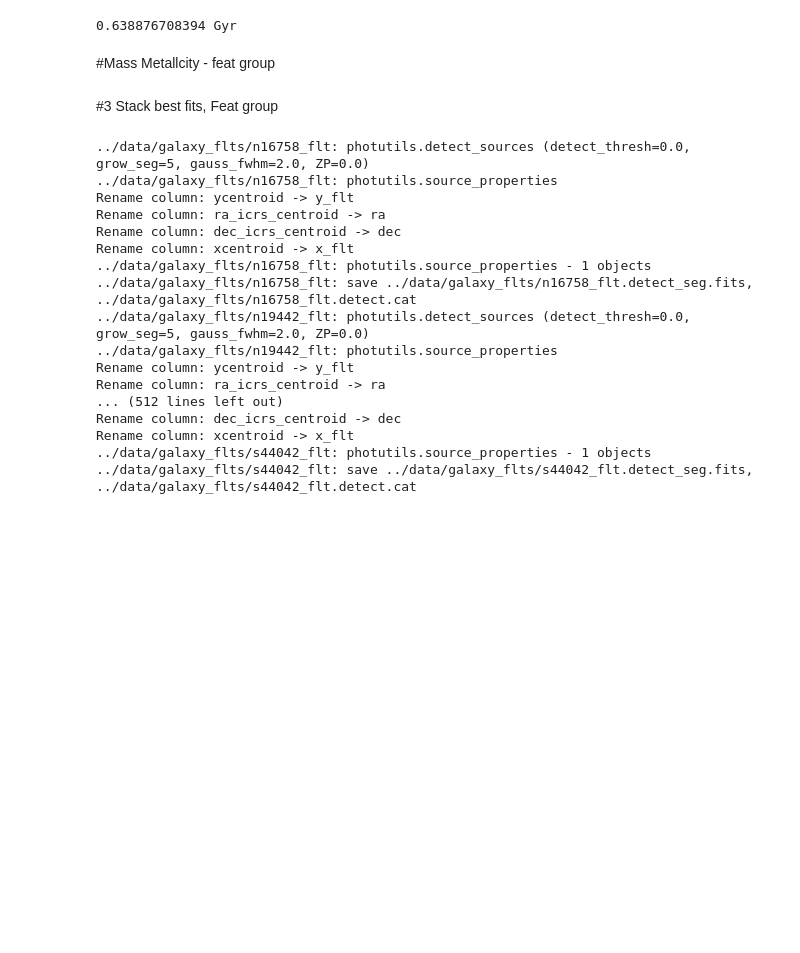
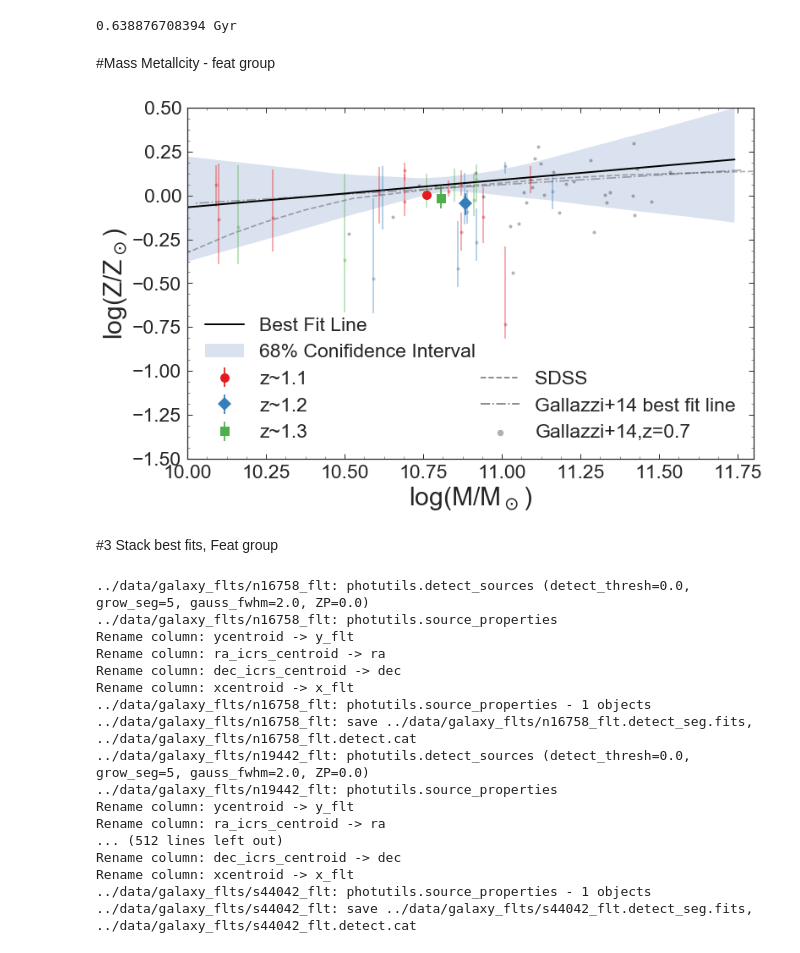
Before and after one commit to Vince-ec/Quiescent_analysis, a Jupyter notebook: scripts/important_plots.ipynb, the cells around one changed output. Saved outputs shown, nothing was run; the diff lists cells and outputs as text; code cells hidden in the pictures; blank space fills up the shorter version.

```diff
--- a/scripts/important_plots.ipynb
+++ b/scripts/important_plots.ipynb
@@ -754,39 +783,41 @@ lvals = np.polyfit(gmtlDB['lmass'],np.log10(gmtlZ/.019),1,w = 1/lerrs**2)
 lfit = np.polyval(lvals,np.arange(10,11.75,.01))
 #'#e41a1c' '#377eb8' '#4daf4a' '#984ea3'
 
 
 plt.errorbar(lzDB['lmass'],np.log10(lZ/0.019), yerr=[lzDB['Zx_-_sig_dt']/(lzDB['Zx_dt'] * np.log(10)),lzDB['Zx_+_sig_dt']/(lzDB['Zx_dt'] * np.log(10))]
              ,color='#e41a1c',alpha=.4,ms=4,fmt='o')
 plt.errorbar(mzDB['lmass'],np.log10(mZ/0.019), yerr=[mzDB['Zx_-_sig_dt']/(mzDB['Zx_dt'] * np.log(10)),mzDB['Zx_+_sig_dt']/(mzDB['Zx_dt'] * np.log(10))]
              ,color='#377eb8',alpha=.4,ms=4,fmt='o')
 plt.errorbar(hzDB['lmass'],np.log10(hZ/0.019), yerr=[hzDB['Zx_-_sig_dt']/(hzDB['Zx_dt'] * np.log(10)),hzDB['Zx_+_sig_dt']/(hzDB['Zx_dt'] * np.log(10))]
              ,color='#4daf4a',alpha=.4,ms=4,fmt='o')
-# plt.errorbar(uhzDB['lmass'],np.log10(uhZ/0.019), yerr=np.log10([(uhzDB['Z']/(uhzDB['Z']-uhzDB['Z_-_sig'])),
-#                             (uhzDB['Z_+_sig']/uhzDB['Z']+1)]),color='#2AA104',alpha=.4,ms=5,fmt='o')
-plt.plot(np.arange(10,11.75,.01),lfit,'k',linewidth=2,label = 'Best fit line')
-# plt.plot(gmtlDB['lmass'],S_res,'ks')
+plt.plot(samp,m_fit,'k',linewidth=2,label ='Best Fit Line')
+# plt.plot(samp,low_ers,'k--',linewidth = .5,label = 'Boot strap errors')
+# plt.plot(samp,hi_ers,'k--',linewidth = .5)
+plt.fill_between(samp,low_ers,hi_ers,alpha = .2,label = '68% Conifidence Interval')
 
 plt.errorbar(np.median(lzDB['lmass']),np.log10(lmed/0.019), yerr=[[ller/(lmed * np.log(10))],[lher/(lmed * np.log(10))]],
              color='#e41a1c',ms=11,fmt='o',label='z~1.1')
 plt.errorbar(np.median(mzDB['lmass']),np.log10(mmed/0.019),  yerr=[[mler/(mmed * np.log(10))],[mher/(mmed * np.log(10))]],
              color='#377eb8',ms=11,fmt='D',label='z~1.2')
 plt.errorbar(np.median(hzDB['lmass']),np.log10(hmed/0.019),  yerr=[[hler/(hmed * np.log(10))],[hher/(hmed * np.log(10))]],
              color='#4daf4a',ms=11,fmt='s',label='z~1.3')
 # plt.errorbar(np.median(uhzDB['lmass']),np.log10(uhmed/0.019), xerr=bser_uhz, yerr=np.log10([[uhmed/(uhmed-uhler)],[uhher/uhmed+1]]),
 #              color='#2AA104',ms=8,fmt='s',label='z~1.6')
 
 
 plt.xlabel('log(M/M$_\odot$)',size=30)
 plt.ylabel('log(Z/Z$_\odot$)',size=30)
 plt.axis([10,11.8,-1.5,.5])
 plt.tick_params(axis='both', which='major', labelsize=23)
 plt.minorticks_on()
 
 plt.gcf().subplots_adjust(bottom=0.16)
 plt.legend(fontsize=23)
-# plt.show()
-plt.savefig('../plots/metalmass_featgroup_9-12.pdf')
+plt.show()
+# plt.savefig('../plots/metalmass_featgroup_9-12.pdf')
 plt.close()
+# %% [output]
+[figure, added]
 # %%
 ###PLOT
 %matplotlib inline
```
Also changed, not shown: parts of 4 cells of this notebook, 1 other file.
